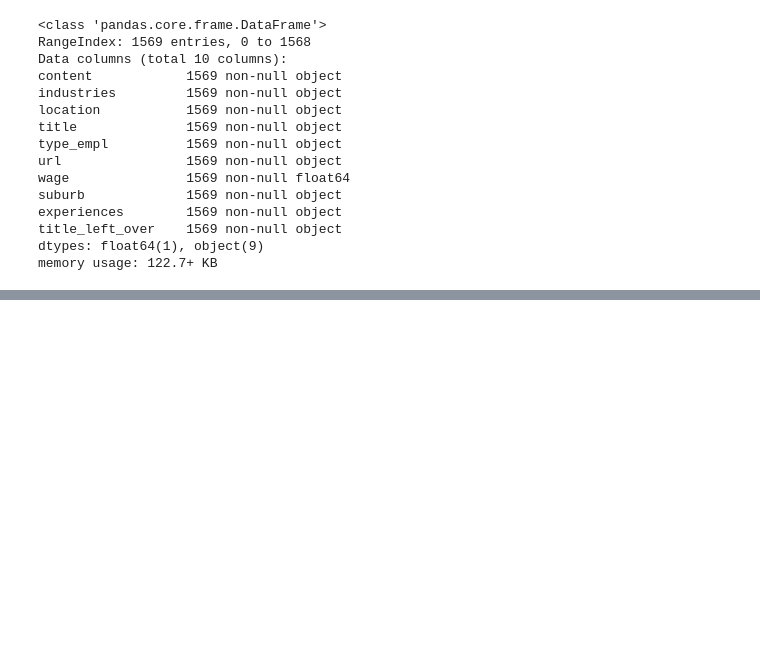
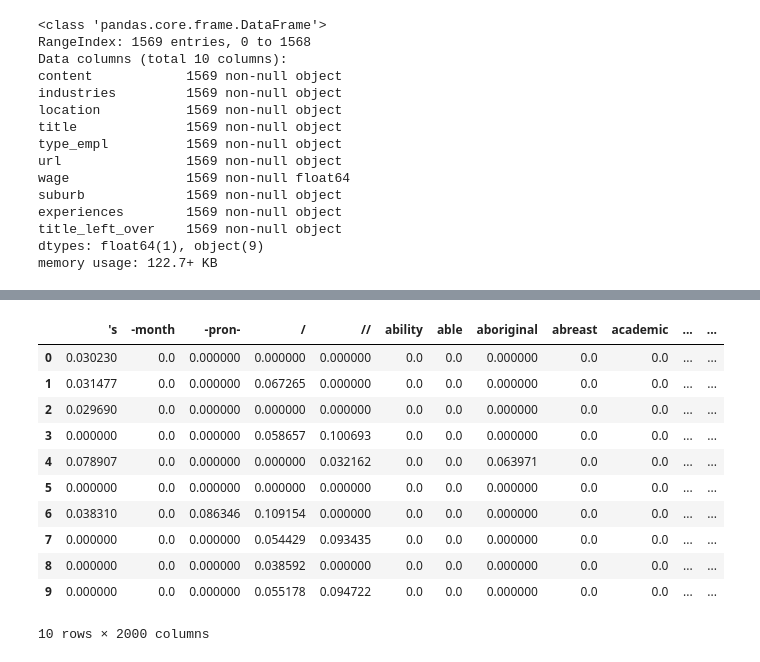
Before and after one commit to sealbamboo/DSme, a Jupyter notebook: Pro4/Step 6c -- LDA with 6 topics.ipynb, the cells around one changed output, grey strips where cells are left out. Saved outputs shown, nothing was run; the diff lists cells and outputs as text; code cells hidden in the pictures; blank space fills up the shorter version.

```diff
--- a/Pro4/Step 6c -- LDA with 6 topics.ipynb
+++ b/Pro4/Step 6c -- LDA with 6 topics.ipynb
@@ -30,7 +30,7 @@ file =  folder + 'dataset.csv'
 nlp = spacy.load("en_core_web_sm")
 stemmer = SnowballStemmer('english',ignore_stopwords=True)
 punc = ['.', ',', '"', "'", '?', '!', ':', ';', '(', ')', '[', ']', '{', '}',"%"]
-extra = ['datum','siem','®']
+extra = ['datum','siem','®','m&t','s&p','foxtel', 'afp', 'asic' ,'entertainment','protocol']
 STOPLIST = ENGLISH_STOP_WORDS.union(punc)
 STOPLIST = STOPLIST.union(extra)
 SYMBOLS = "?:!.,;(){}|[]%'+*"
@@ -253,3 +300,16 @@ print(len(processed_docs[0]))
 # %%
-dframe = pd.DataFrame(processed_docs)
+dframe = pd.DataFrame(count_data_2.todense(), columns=word_features3)
 dframe.head(10)
+# %% [output]
+|  | 's | -month | -pron- | / | // | ability | able | aboriginal | abreast | academic | ... | ... |
+| 0 | 0.030230 | 0.0 | 0.000000 | 0.000000 | 0.000000 | 0.0 | 0.0 | 0.000000 | 0.0 | 0.0 | ... | ... |
+| 1 | 0.031477 | 0.0 | 0.000000 | 0.067265 | 0.000000 | 0.0 | 0.0 | 0.000000 | 0.0 | 0.0 | ... | ... |
+| 2 | 0.029690 | 0.0 | 0.000000 | 0.000000 | 0.000000 | 0.0 | 0.0 | 0.000000 | 0.0 | 0.0 | ... | ... |
+| 3 | 0.000000 | 0.0 | 0.000000 | 0.058657 | 0.100693 | 0.0 | 0.0 | 0.000000 | 0.0 | 0.0 | ... | ... |
+| 4 | 0.078907 | 0.0 | 0.000000 | 0.000000 | 0.032162 | 0.0 | 0.0 | 0.063971 | 0.0 | 0.0 | ... | ... |
+| 5 | 0.000000 | 0.0 | 0.000000 | 0.000000 | 0.000000 | 0.0 | 0.0 | 0.000000 | 0.0 | 0.0 | ... | ... |
+| 6 | 0.038310 | 0.0 | 0.086346 | 0.109154 | 0.000000 | 0.0 | 0.0 | 0.000000 | 0.0 | 0.0 | ... | ... |
+| 7 | 0.000000 | 0.0 | 0.000000 | 0.054429 | 0.093435 | 0.0 | 0.0 | 0.000000 | 0.0 | 0.0 | ... | ... |
+| 8 | 0.000000 | 0.0 | 0.000000 | 0.038592 | 0.000000 | 0.0 | 0.0 | 0.000000 | 0.0 | 0.0 | ... | ... |
+| 9 | 0.000000 | 0.0 | 0.000000 | 0.055178 | 0.094722 | 0.0 | 0.0 | 0.000000 | 0.0 | 0.0 | ... | ... |
+10 rows × 2000 columns
```
Also changed, not shown: parts of 17 cells of this notebook, 5 other files.
